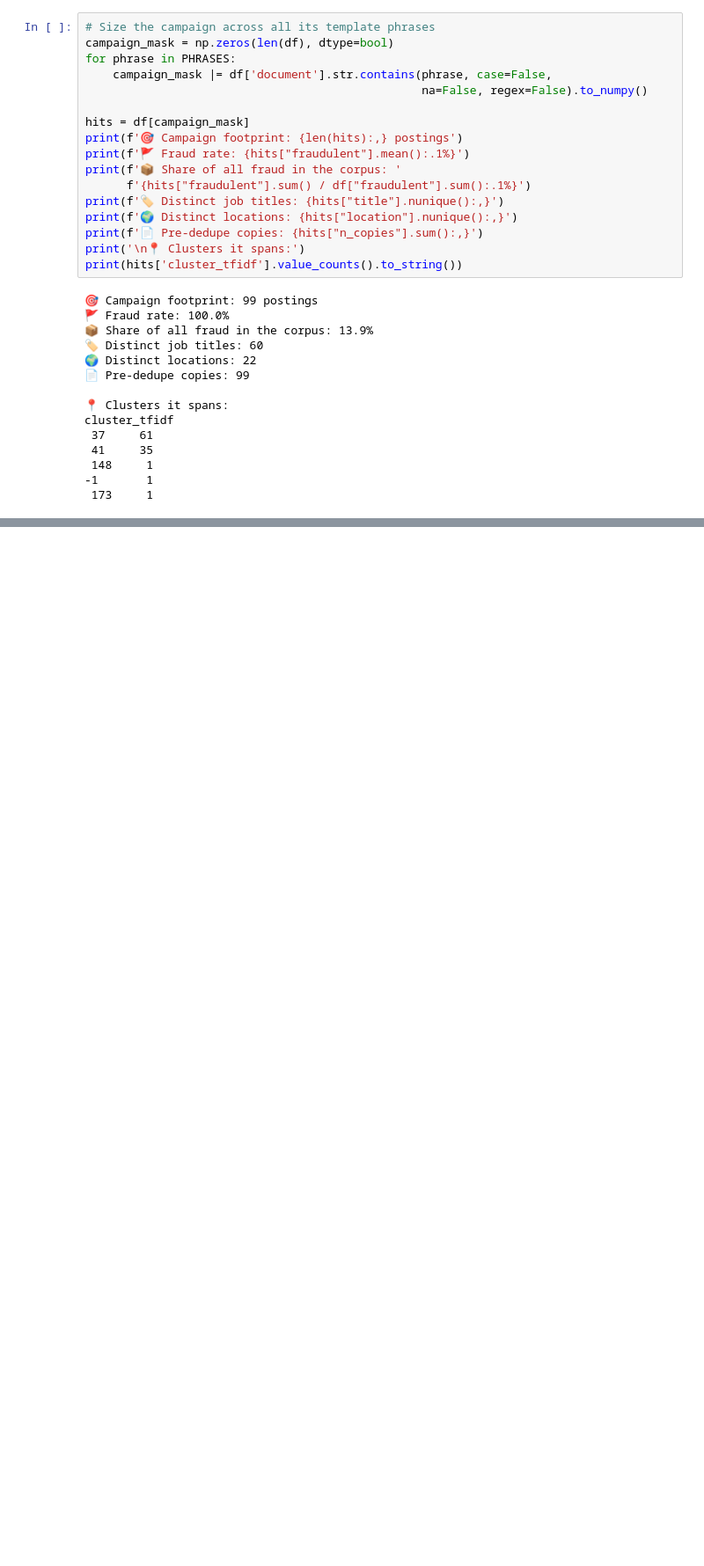
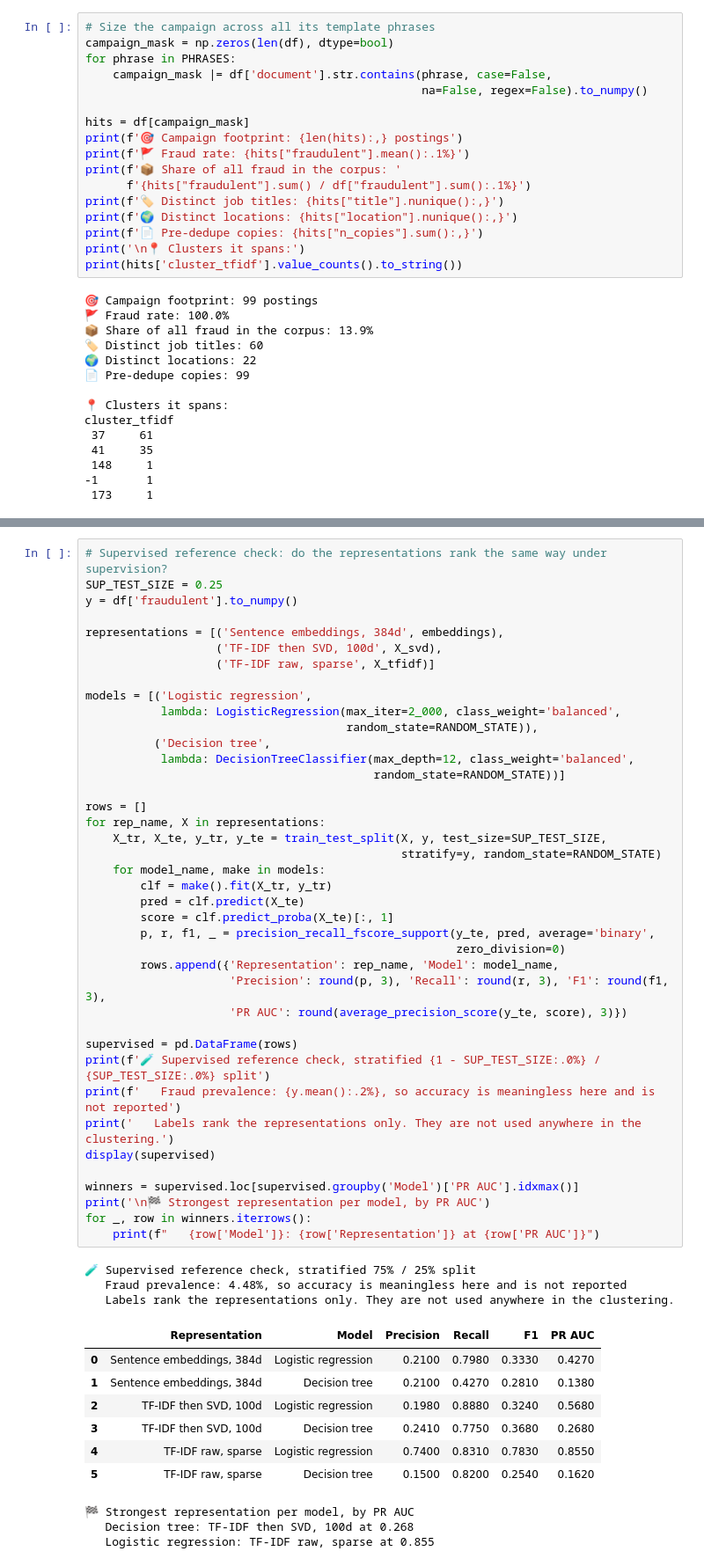
Before and after one commit to TTHollis/DataSciencePortfolio, a Jupyter notebook: projects/ScamSignatures/scam_signatures.ipynb, the cells around one changed output, grey strips where cells are left out. Shown at 88% size. Cells and saved outputs as stored; diff of their text form; blank space fills up the shorter version.

Commit message:
Add RQ3 drift analysis and supervised reference check

```diff
--- a/projects/ScamSignatures/scam_signatures.ipynb
+++ b/projects/ScamSignatures/scam_signatures.ipynb
@@ -1423,0 +1689,54 @@ Building figures
+# %%
+# Supervised reference check: do the representations rank the same way under supervision?
+SUP_TEST_SIZE = 0.25
+y = df['fraudulent'].to_numpy()
+
+representations = [('Sentence embeddings, 384d', embeddings),
+                   ('TF-IDF then SVD, 100d', X_svd),
+                   ('TF-IDF raw, sparse', X_tfidf)]
+
+models = [('Logistic regression',
+           lambda: LogisticRegression(max_iter=2_000, class_weight='balanced',
+                                      random_state=RANDOM_STATE)),
+          ('Decision tree',
+           lambda: DecisionTreeClassifier(max_depth=12, class_weight='balanced',
+                                          random_state=RANDOM_STATE))]
+
+rows = []
+for rep_name, X in representations:
+    X_tr, X_te, y_tr, y_te = train_test_split(X, y, test_size=SUP_TEST_SIZE,
+                                              stratify=y, random_state=RANDOM_STATE)
+    for model_name, make in models:
+        clf = make().fit(X_tr, y_tr)
+        pred = clf.predict(X_te)
+        score = clf.predict_proba(X_te)[:, 1]
+        p, r, f1, _ = precision_recall_fscore_support(y_te, pred, average='binary',
+                                                      zero_division=0)
+        rows.append({'Representation': rep_name, 'Model': model_name,
+                     'Precision': round(p, 3), 'Recall': round(r, 3), 'F1': round(f1, 3),
+                     'PR AUC': round(average_precision_score(y_te, score), 3)})
+
+supervised = pd.DataFrame(rows)
+print(f'🧪 Supervised reference check, stratified {1 - SUP_TEST_SIZE:.0%} / {SUP_TEST_SIZE:.0%} split')
+print(f'   Fraud prevalence: {y.mean():.2%}, so accuracy is meaningless here and is not reported')
+print('   Labels rank the representations only. They are not used anywhere in the clustering.')
+display(supervised)
+
+winners = supervised.loc[supervised.groupby('Model')['PR AUC'].idxmax()]
+print('\n🏁 Strongest representation per model, by PR AUC')
+for _, row in winners.iterrows():
+    print(f"   {row['Model']}: {row['Representation']} at {row['PR AUC']}")
+# %% [output]
+🧪 Supervised reference check, stratified 75% / 25% split
+   Fraud prevalence: 4.48%, so accuracy is meaningless here and is not reported
+   Labels rank the representations only. They are not used anywhere in the clustering.
+|  | Representation | Model | Precision | Recall | F1 | PR AUC |
+| 0 | Sentence embeddings, 384d | Logistic regression | 0.2100 | 0.7980 | 0.3330 | 0.4270 |
+| 1 | Sentence embeddings, 384d | Decision tree | 0.2100 | 0.4270 | 0.2810 | 0.1380 |
+| 2 | TF-IDF then SVD, 100d | Logistic regression | 0.1980 | 0.8880 | 0.3240 | 0.5680 |
+| 3 | TF-IDF then SVD, 100d | Decision tree | 0.2410 | 0.7750 | 0.3680 | 0.2680 |
+| 4 | TF-IDF raw, sparse | Logistic regression | 0.7400 | 0.8310 | 0.7830 | 0.8550 |
+| 5 | TF-IDF raw, sparse | Decision tree | 0.1500 | 0.8200 | 0.2540 | 0.1620 |
+🏁 Strongest representation per model, by PR AUC
+   Decision tree: TF-IDF then SVD, 100d at 0.268
+   Logistic regression: TF-IDF raw, sparse at 0.855
```
Also changed, not shown: parts of 13 cells of this notebook.
